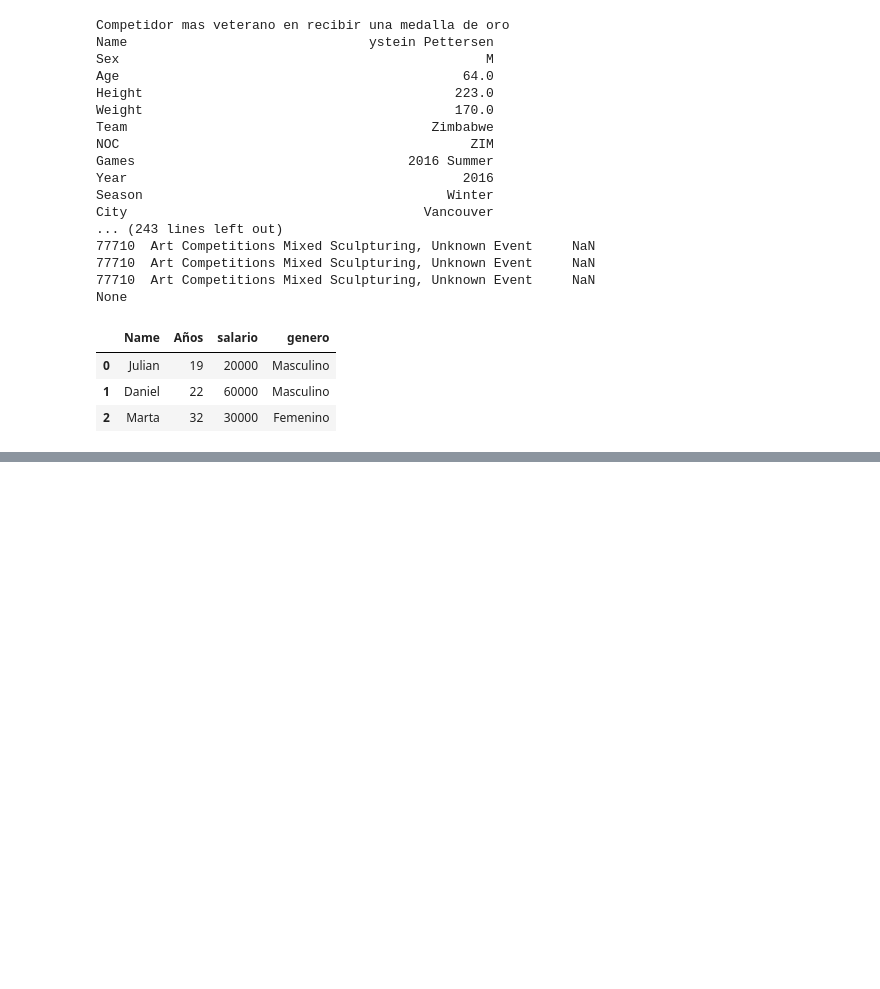
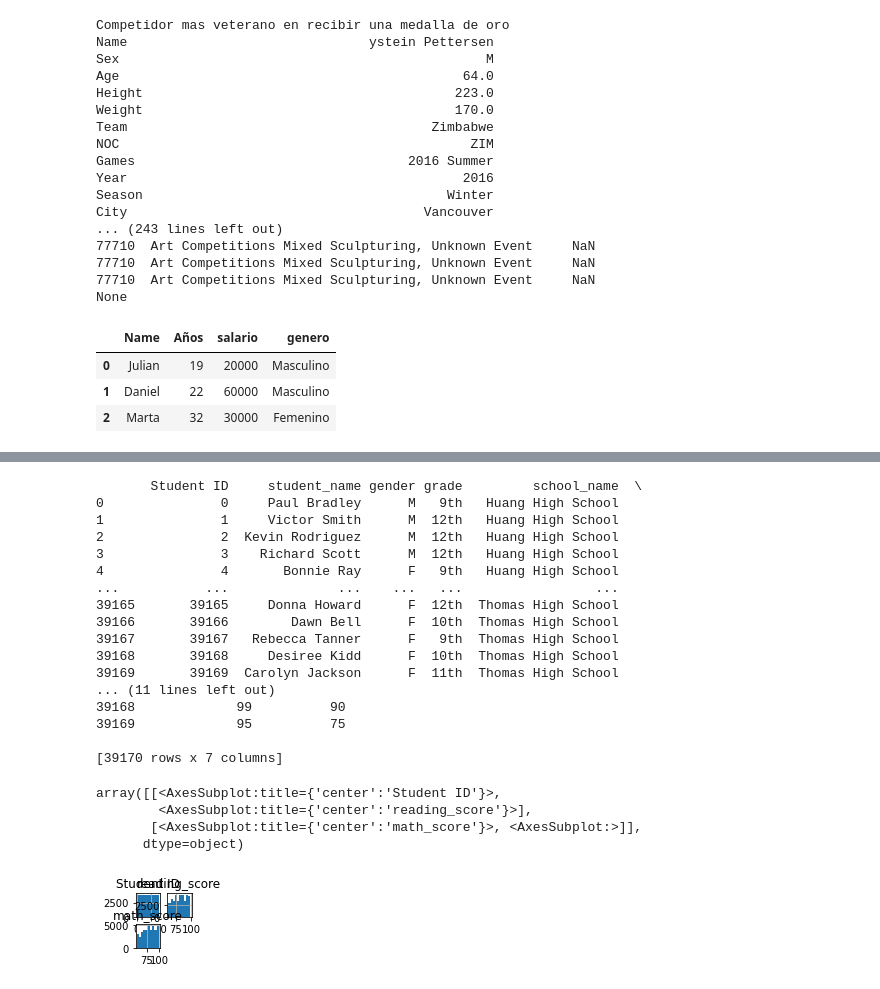
Before and after one commit to DanielCamposNeo/lesson-One, a Jupyter notebook: pruebas.ipynb, the cells around one changed output, grey strips where cells are left out. Drawn from its saved outputs; the diff is of its cells as text; code cells hidden in the pictures; blank space fills up the shorter version.

```diff
--- a/pruebas.ipynb
+++ b/pruebas.ipynb
@@ -2500,0 +2822,36 @@ correlacion.style.background_gradient(cmap='coolwarm')
+# %%
+import pandas as pb
+import numpy as np
+import csv
+
+datos = pb.read_csv("clean_students_complete.csv", index_col=0)
+data = pb.DataFrame(datos)
+print(datos)
+
+corr = datos.corr()
+corr.style.background_gradient(cmap="coolwarm")
+
+datos.hist(figsize=(1,1))
+# %% [output]
+       Student ID     student_name gender grade         school_name  \
+0               0     Paul Bradley      M   9th   Huang High School
+1               1     Victor Smith      M  12th   Huang High School
+2               2  Kevin Rodriguez      M  12th   Huang High School
+3               3    Richard Scott      M  12th   Huang High School
+4               4       Bonnie Ray      F   9th   Huang High School
+...           ...              ...    ...   ...                 ...
+39165       39165     Donna Howard      F  12th  Thomas High School
+39166       39166        Dawn Bell      F  10th  Thomas High School
+39167       39167   Rebecca Tanner      F   9th  Thomas High School
+39168       39168     Desiree Kidd      F  10th  Thomas High School
+39169       39169  Carolyn Jackson      F  11th  Thomas High School
+... (11 lines left out)
+39168             99          90
+39169             95          75
+
+[39170 rows x 7 columns]
+array([[<AxesSubplot:title={'center':'Student ID'}>,
+        <AxesSubplot:title={'center':'reading_score'}>],
+       [<AxesSubplot:title={'center':'math_score'}>, <AxesSubplot:>]],
+      dtype=object)
+[figure, added]
```
Also changed, not shown: parts of 241 cells of this notebook.
